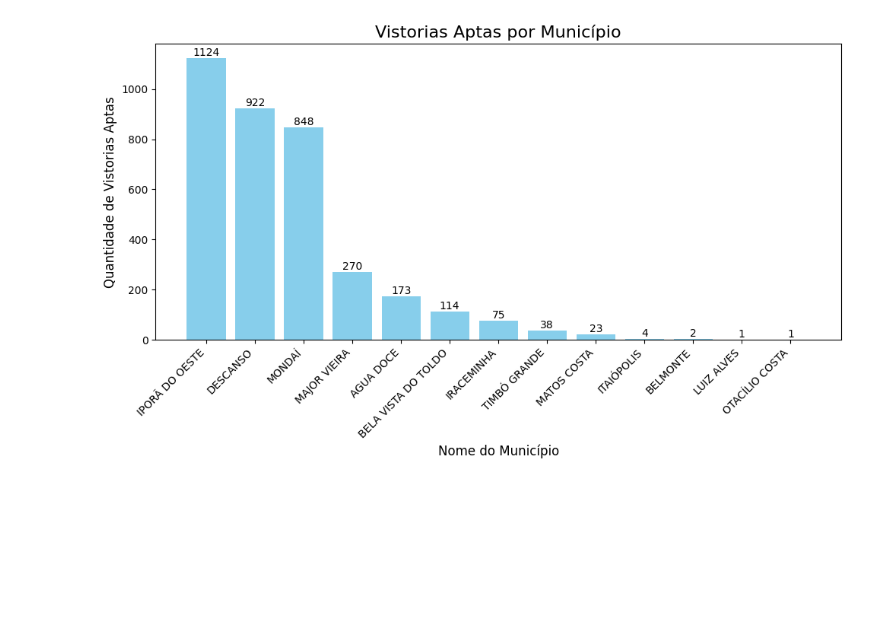
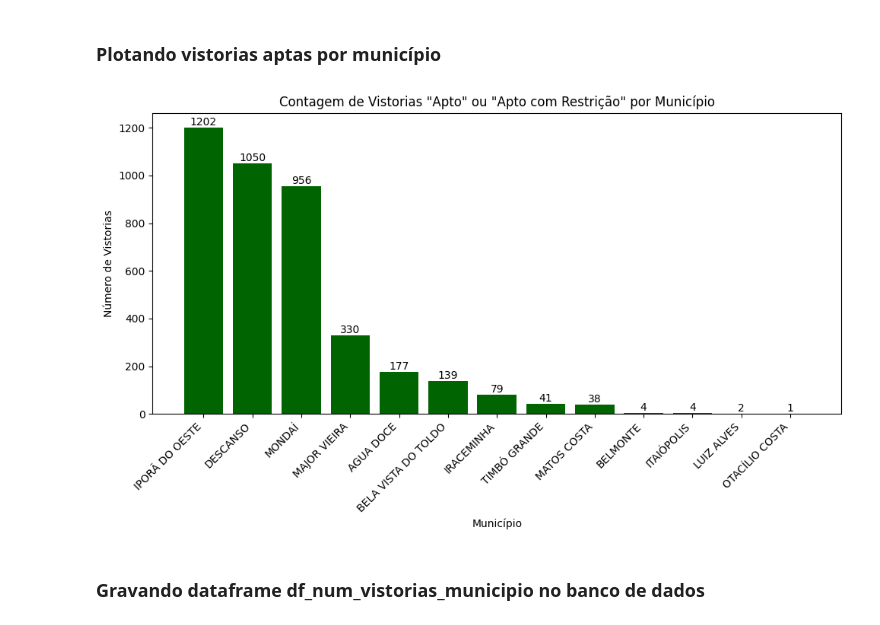
Before and after one commit to brenosyperrek/sobre-rodas, a Jupyter notebook: notebooks/sr_vistorias.ipynb, the cells around one changed output. Saved outputs shown, nothing was run; the diff lists cells and outputs as text; code cells hidden in the pictures; blank space fills up the shorter version.

```diff
--- a/notebooks/sr_vistorias.ipynb
+++ b/notebooks/sr_vistorias.ipynb
@@ -54,10 +106,7 @@ memory usage: 238.6+ KB
 # %%
-STATUS_APTO = 'APTO'
-df_aptas = df_vistorias[df_vistorias['SITUACAO_VISTORIA_DESCRICAO'] == STATUS_APTO]
-contagem_por_municipio = df_aptas.groupby('NM_MUNICIPIO').size().reset_index(name='QUANTIDADE_VISTORIAS_APTA')
-contagem_por_municipio = contagem_por_municipio.sort_values(
-    by='QUANTIDADE_VISTORIAS_APTA',
-    ascending=False
-)
-print(contagem_por_municipio)
+filtro = ['APTO', 'APTO COM RESTRIÇÃO']
+df_filtrado = df_vistorias[df_vistorias['SITUACAO_VISTORIA_DESCRICAO'].isin(filtro)]
+
+df_contagem_aptos = df_filtrado.groupby('NM_MUNICIPIO').size().reset_index(name='COUNT_VISTORIAS')
+df_contagem_aptos
 # %% [output]
@@ -78,31 +127,26 @@ print(contagem_por_municipio)
-# %%
-import matplotlib.pyplot as plt
-
-x_col = 'NM_MUNICIPIO'
-y_col = 'QUANTIDADE_VISTORIAS_APTA'
-
-plt.figure(figsize=(10, 6))
-
-# Cria o gráfico de barras
-plt.bar(contagem_por_municipio[x_col], contagem_por_municipio[y_col], color='skyblue')
-
-# Adiciona título e rótulos
-plt.title('Vistorias Aptas por Município', fontsize=16)
-plt.xlabel('Nome do Município', fontsize=12)
-plt.ylabel('Quantidade de Vistorias Aptas', fontsize=12)
-
-# Rotaciona os nomes dos municípios no eixo X para melhor visualização
-plt.xticks(rotation=45, ha='right')
-
-# Adiciona os valores nas barras (para clareza)
-for i, v in enumerate(contagem_por_municipio[y_col]):
-    # O '+ 0.1' ajusta a posição vertical do texto
-    plt.text(i, v + 0.1, str(v), ha='center', va='bottom')
-
-# Ajusta o layout para evitar que rótulos sejam cortados
-plt.tight_layout()
-
-# Salva o gráfico em um arquivo
-plt.savefig('vistorias_aptas_por_municipio.png')
-# %% [output]
-[figure, removed]
+# %% [markdown]
+### Plotando vistorias aptas por município
+# %%
+df_plot = df_contagem_aptos.sort_values(by='COUNT_VISTORIAS', ascending=False)
+
+municipios = df_plot['NM_MUNICIPIO']
+contagens = df_plot['COUNT_VISTORIAS']
+
+plt.figure(figsize=(10, 6))
+bars = plt.bar(municipios, contagens, color='darkgreen')
+
+plt.title('Contagem de Vistorias "Apto" ou "Apto com Restrição" por Município')
+plt.xlabel('Município')
+plt.ylabel('Número de Vistorias')
+plt.xticks(rotation=45, ha='right')
+
+for bar in bars:
+    yval = bar.get_height()
+    plt.text(bar.get_x() + bar.get_width()/2, yval, int(yval), ha='center', va='bottom')
+
+plt.tight_layout()
+plt.savefig('contagem_vistorias_filtradas.png')
+# %% [output]
+[figure, added]
+# %% [markdown]
+### Gravando dataframe df_num_vistorias_municipio no banco de dados
```
Also changed, not shown: parts of 14 cells of this notebook, 10 other files.
